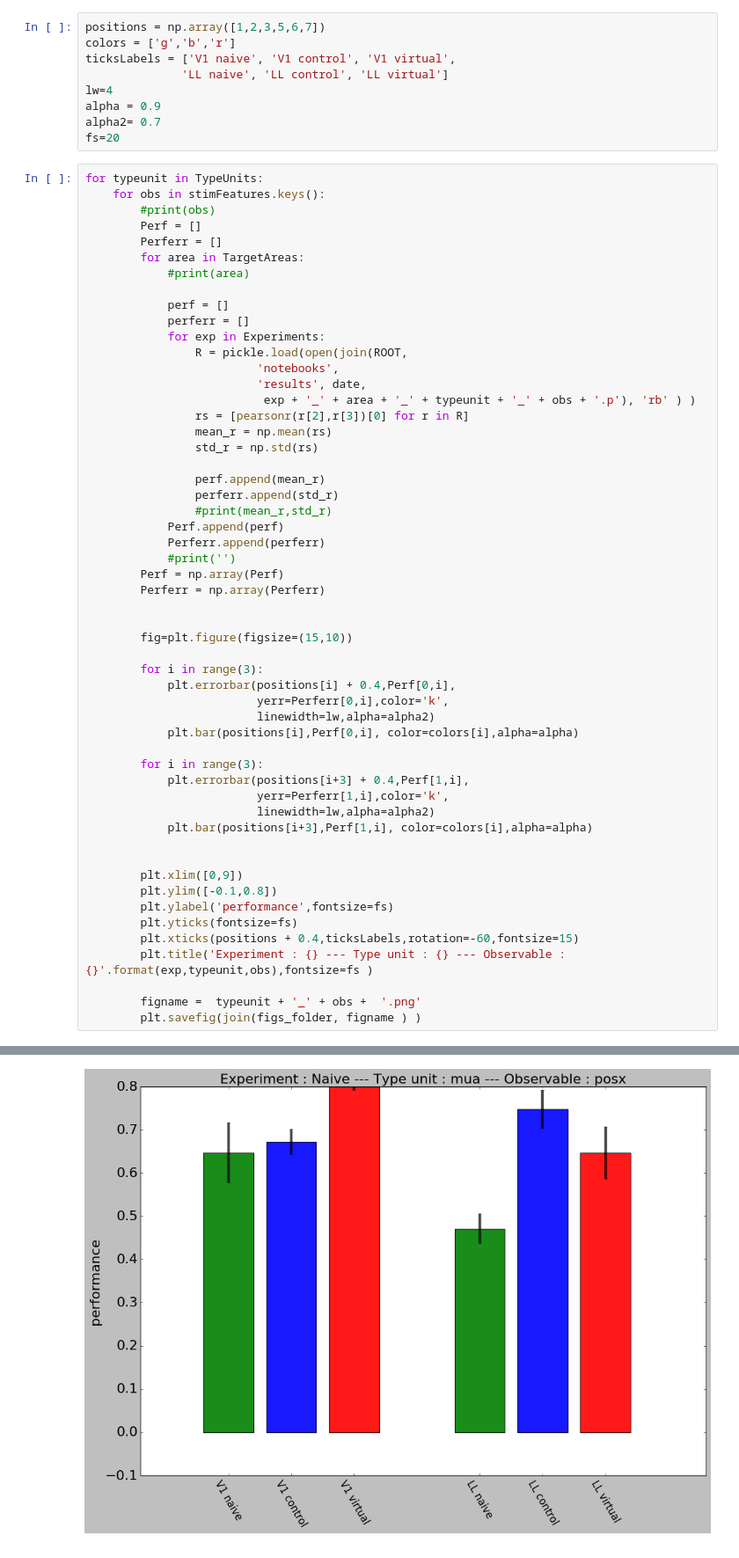
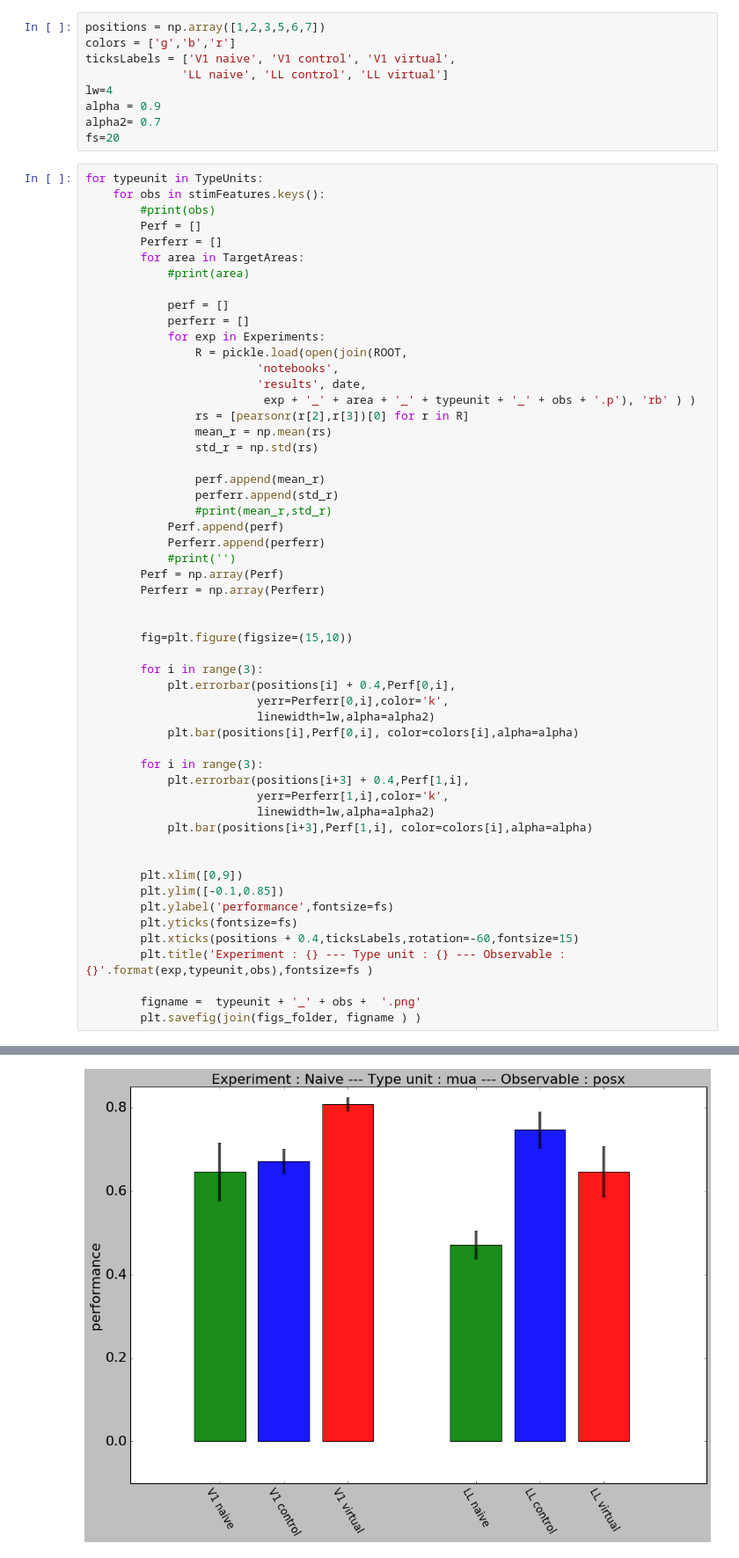
Before and after one commit to ansuini/Decoding, a Jupyter notebook: notebooks/decodingContinuous.ipynb, the cells around one changed output, grey strips where cells are left out. Shown at 88% size. Drawn from its saved outputs; the diff is of its cells as text.

```diff
--- a/notebooks/decodingContinuous.ipynb
+++ b/notebooks/decodingContinuous.ipynb
@@ -201,7 +201,7 @@ for typeunit in TypeUnits:
 
 
         plt.xlim([0,9])
-        plt.ylim([-0.1,0.8])
+        plt.ylim([-0.1,0.85])
         plt.ylabel('performance',fontsize=fs)
         plt.yticks(fontsize=fs)
         plt.xticks(positions + 0.4,ticksLabels,rotation=-60,fontsize=15)
@@ -220 +220 @@ for typeunit in TypeUnits:
-[figure, old version]
+[figure, new version]
```
Also changed, not shown: parts of 1 cell of this notebook, 18 other files.
